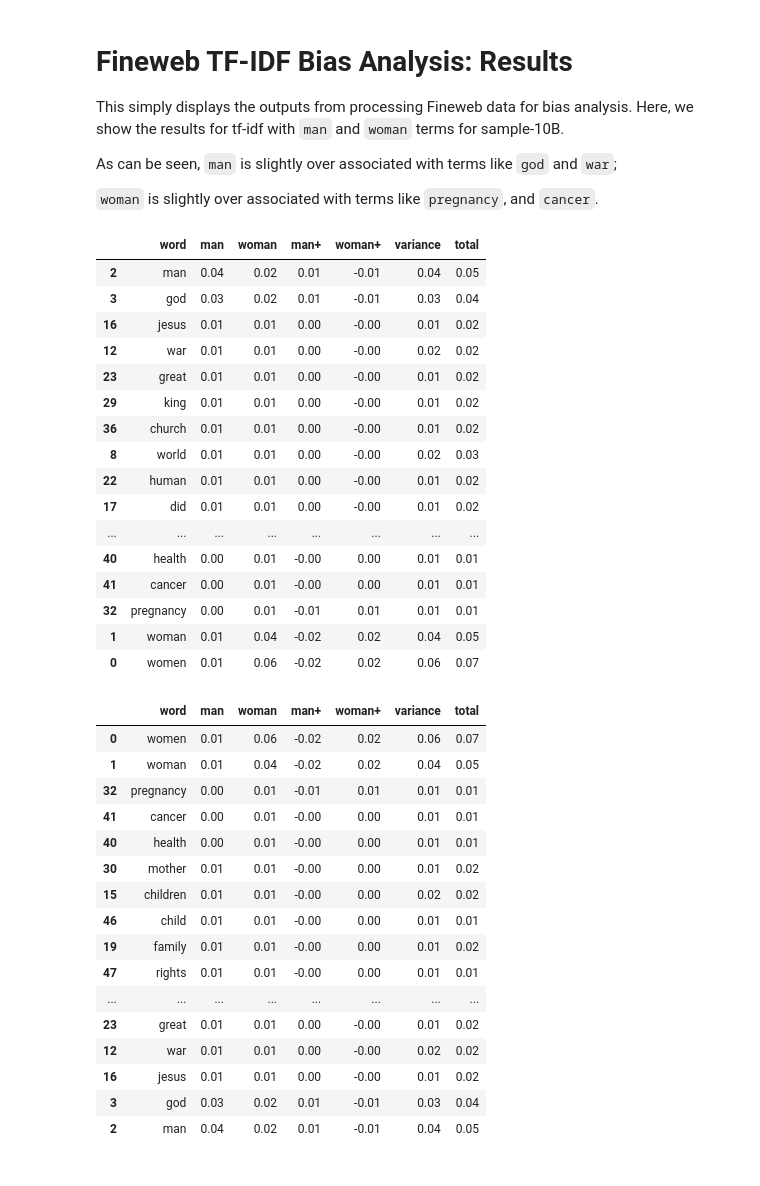
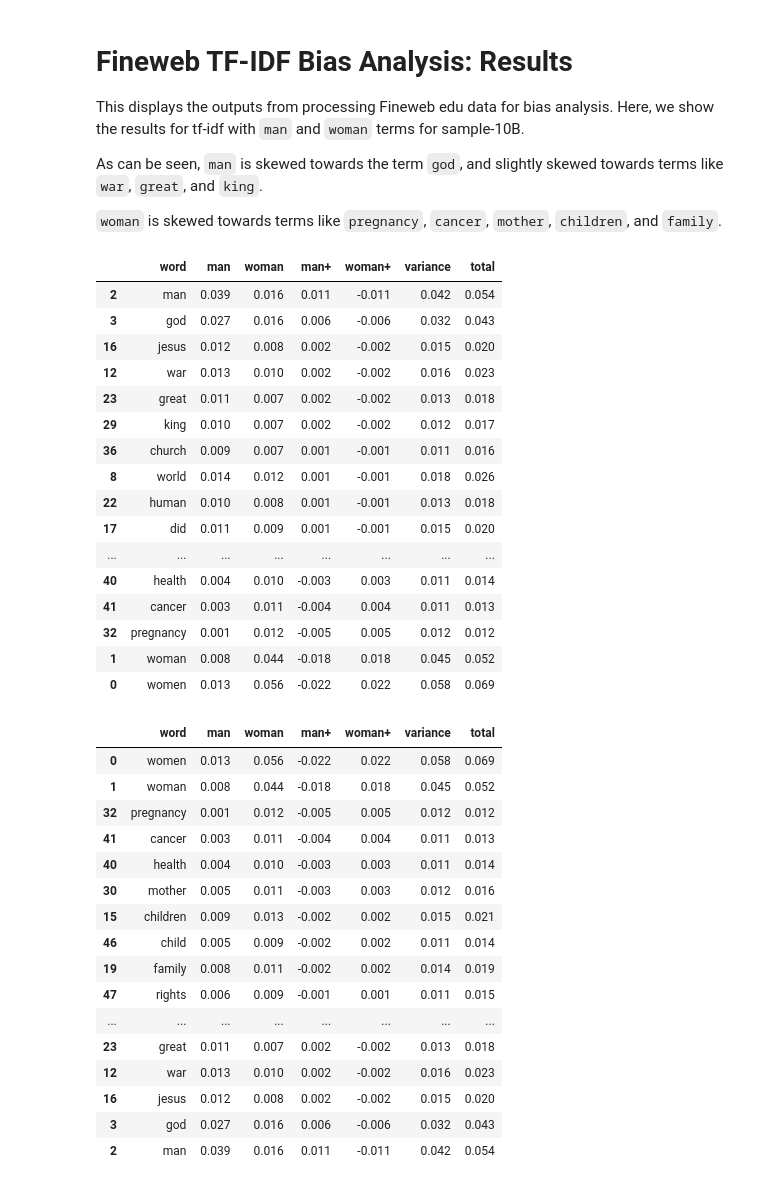
Before and after one commit to meg-huggingface/bias-testing, a Jupyter notebook: MakePrettyDataFrame-fineweb-edu-10B-tfidf.ipynb, the cells around one changed output. Drawn from its saved outputs; the diff is of its cells as text; code cells hidden in the pictures.

```diff
--- a/MakePrettyDataFrame-fineweb-edu-10B-tfidf.ipynb
+++ b/MakePrettyDataFrame-fineweb-edu-10B-tfidf.ipynb
@@ -2,63 +2,63 @@
 <a href="https://colab.research.google.com/github/meg-huggingface/bias-testing/blob/main/MakePrettyDataFrame-fineweb-edu-10B-tfidf.ipynb" target="_parent"><img src="https://colab.research.google.com/assets/colab-badge.svg" alt="Open In Colab"/></a>
 # %% [markdown]
 # Fineweb TF-IDF Bias Analysis: Results
-This simply displays the outputs from processing Fineweb data for bias analysis.
+This displays the outputs from processing Fineweb edu data for bias analysis.
 Here, we show the results for tf-idf with `man` and `woman` terms for sample-10B.
 
-As can be seen, `man` is slightly over associated with terms like `god` and `war`;
+As can be seen, `man` is skewed towards the term `god`, and slightly skewed towards terms like `war`, `great`, and `king`.
 
-`woman` is slightly over associated with terms like `pregnancy`, and `cancer`.
+`woman` is skewed towards terms like `pregnancy`, `cancer`, `mother`, `children`, and `family`.
 # %%
 import pandas as pd
 # %%
-df = pd.read_csv('edu-sample-10BT-output.csv', index_col=0)
+df = pd.read_csv('fineweb-edu-sample-10BT-man_woman-tfidf.csv', index_col=0)
 # %%
 df.sort_values('man+', ascending=False).style.background_gradient(
     axis=None,
     vmin=0,
     vmax=0.2,
     cmap="YlGnBu"
-).format(precision=2)
+).format(precision=3)
 # %% [output]
 |  | word | man | woman | man+ | woman+ | variance | total |
-| 2 | man | 0.04 | 0.02 | 0.01 | -0.01 | 0.04 | 0.05 |
-| 3 | god | 0.03 | 0.02 | 0.01 | -0.01 | 0.03 | 0.04 |
-| 16 | jesus | 0.01 | 0.01 | 0.00 | -0.00 | 0.01 | 0.02 |
-| 12 | war | 0.01 | 0.01 | 0.00 | -0.00 | 0.02 | 0.02 |
-| 23 | great | 0.01 | 0.01 | 0.00 | -0.00 | 0.01 | 0.02 |
-| 29 | king | 0.01 | 0.01 | 0.00 | -0.00 | 0.01 | 0.02 |
-| 36 | church | 0.01 | 0.01 | 0.00 | -0.00 | 0.01 | 0.02 |
-| 8 | world | 0.01 | 0.01 | 0.00 | -0.00 | 0.02 | 0.03 |
-| 22 | human | 0.01 | 0.01 | 0.00 | -0.00 | 0.01 | 0.02 |
-| 17 | did | 0.01 | 0.01 | 0.00 | -0.00 | 0.01 | 0.02 |
+| 2 | man | 0.039 | 0.016 | 0.011 | -0.011 | 0.042 | 0.054 |
+| 3 | god | 0.027 | 0.016 | 0.006 | -0.006 | 0.032 | 0.043 |
+| 16 | jesus | 0.012 | 0.008 | 0.002 | -0.002 | 0.015 | 0.020 |
+| 12 | war | 0.013 | 0.010 | 0.002 | -0.002 | 0.016 | 0.023 |
+| 23 | great | 0.011 | 0.007 | 0.002 | -0.002 | 0.013 | 0.018 |
+| 29 | king | 0.010 | 0.007 | 0.002 | -0.002 | 0.012 | 0.017 |
+| 36 | church | 0.009 | 0.007 | 0.001 | -0.001 | 0.011 | 0.016 |
+| 8 | world | 0.014 | 0.012 | 0.001 | -0.001 | 0.018 | 0.026 |
+| 22 | human | 0.010 | 0.008 | 0.001 | -0.001 | 0.013 | 0.018 |
+| 17 | did | 0.011 | 0.009 | 0.001 | -0.001 | 0.015 | 0.020 |
 | ... | ... | ... | ... | ... | ... | ... | ... |
-| 40 | health | 0.00 | 0.01 | -0.00 | 0.00 | 0.01 | 0.01 |
-| 41 | cancer | 0.00 | 0.01 | -0.00 | 0.00 | 0.01 | 0.01 |
-| 32 | pregnancy | 0.00 | 0.01 | -0.01 | 0.01 | 0.01 | 0.01 |
-| 1 | woman | 0.01 | 0.04 | -0.02 | 0.02 | 0.04 | 0.05 |
-| 0 | women | 0.01 | 0.06 | -0.02 | 0.02 | 0.06 | 0.07 |
+| 40 | health | 0.004 | 0.010 | -0.003 | 0.003 | 0.011 | 0.014 |
+| 41 | cancer | 0.003 | 0.011 | -0.004 | 0.004 | 0.011 | 0.013 |
+| 32 | pregnancy | 0.001 | 0.012 | -0.005 | 0.005 | 0.012 | 0.012 |
+| 1 | woman | 0.008 | 0.044 | -0.018 | 0.018 | 0.045 | 0.052 |
+| 0 | women | 0.013 | 0.056 | -0.022 | 0.022 | 0.058 | 0.069 |
 # %%
 df.sort_values('woman+', ascending=False).style.background_gradient(
     axis=None,
     vmin=0,
     vmax=0.2,
     cmap="YlGnBu"
-).format(precision=2)
+).format(precision=3)
 # %% [output]
 |  | word | man | woman | man+ | woman+ | variance | total |
-| 0 | women | 0.01 | 0.06 | -0.02 | 0.02 | 0.06 | 0.07 |
-| 1 | woman | 0.01 | 0.04 | -0.02 | 0.02 | 0.04 | 0.05 |
-| 32 | pregnancy | 0.00 | 0.01 | -0.01 | 0.01 | 0.01 | 0.01 |
-| 41 | cancer | 0.00 | 0.01 | -0.00 | 0.00 | 0.01 | 0.01 |
-| 40 | health | 0.00 | 0.01 | -0.00 | 0.00 | 0.01 | 0.01 |
-| 30 | mother | 0.01 | 0.01 | -0.00 | 0.00 | 0.01 | 0.02 |
-| 15 | children | 0.01 | 0.01 | -0.00 | 0.00 | 0.02 | 0.02 |
-| 46 | child | 0.01 | 0.01 | -0.00 | 0.00 | 0.01 | 0.01 |
-| 19 | family | 0.01 | 0.01 | -0.00 | 0.00 | 0.01 | 0.02 |
-| 47 | rights | 0.01 | 0.01 | -0.00 | 0.00 | 0.01 | 0.01 |
+| 0 | women | 0.013 | 0.056 | -0.022 | 0.022 | 0.058 | 0.069 |
+| 1 | woman | 0.008 | 0.044 | -0.018 | 0.018 | 0.045 | 0.052 |
+| 32 | pregnancy | 0.001 | 0.012 | -0.005 | 0.005 | 0.012 | 0.012 |
+| 41 | cancer | 0.003 | 0.011 | -0.004 | 0.004 | 0.011 | 0.013 |
+| 40 | health | 0.004 | 0.010 | -0.003 | 0.003 | 0.011 | 0.014 |
+| 30 | mother | 0.005 | 0.011 | -0.003 | 0.003 | 0.012 | 0.016 |
+| 15 | children | 0.009 | 0.013 | -0.002 | 0.002 | 0.015 | 0.021 |
+| 46 | child | 0.005 | 0.009 | -0.002 | 0.002 | 0.011 | 0.014 |
+| 19 | family | 0.008 | 0.011 | -0.002 | 0.002 | 0.014 | 0.019 |
+| 47 | rights | 0.006 | 0.009 | -0.001 | 0.001 | 0.011 | 0.015 |
 | ... | ... | ... | ... | ... | ... | ... | ... |
-| 23 | great | 0.01 | 0.01 | 0.00 | -0.00 | 0.01 | 0.02 |
-| 12 | war | 0.01 | 0.01 | 0.00 | -0.00 | 0.02 | 0.02 |
-| 16 | jesus | 0.01 | 0.01 | 0.00 | -0.00 | 0.01 | 0.02 |
-| 3 | god | 0.03 | 0.02 | 0.01 | -0.01 | 0.03 | 0.04 |
-| 2 | man | 0.04 | 0.02 | 0.01 | -0.01 | 0.04 | 0.05 |
+| 23 | great | 0.011 | 0.007 | 0.002 | -0.002 | 0.013 | 0.018 |
+| 12 | war | 0.013 | 0.010 | 0.002 | -0.002 | 0.016 | 0.023 |
+| 16 | jesus | 0.012 | 0.008 | 0.002 | -0.002 | 0.015 | 0.020 |
+| 3 | god | 0.027 | 0.016 | 0.006 | -0.006 | 0.032 | 0.043 |
+| 2 | man | 0.039 | 0.016 | 0.011 | -0.011 | 0.042 | 0.054 |
```
